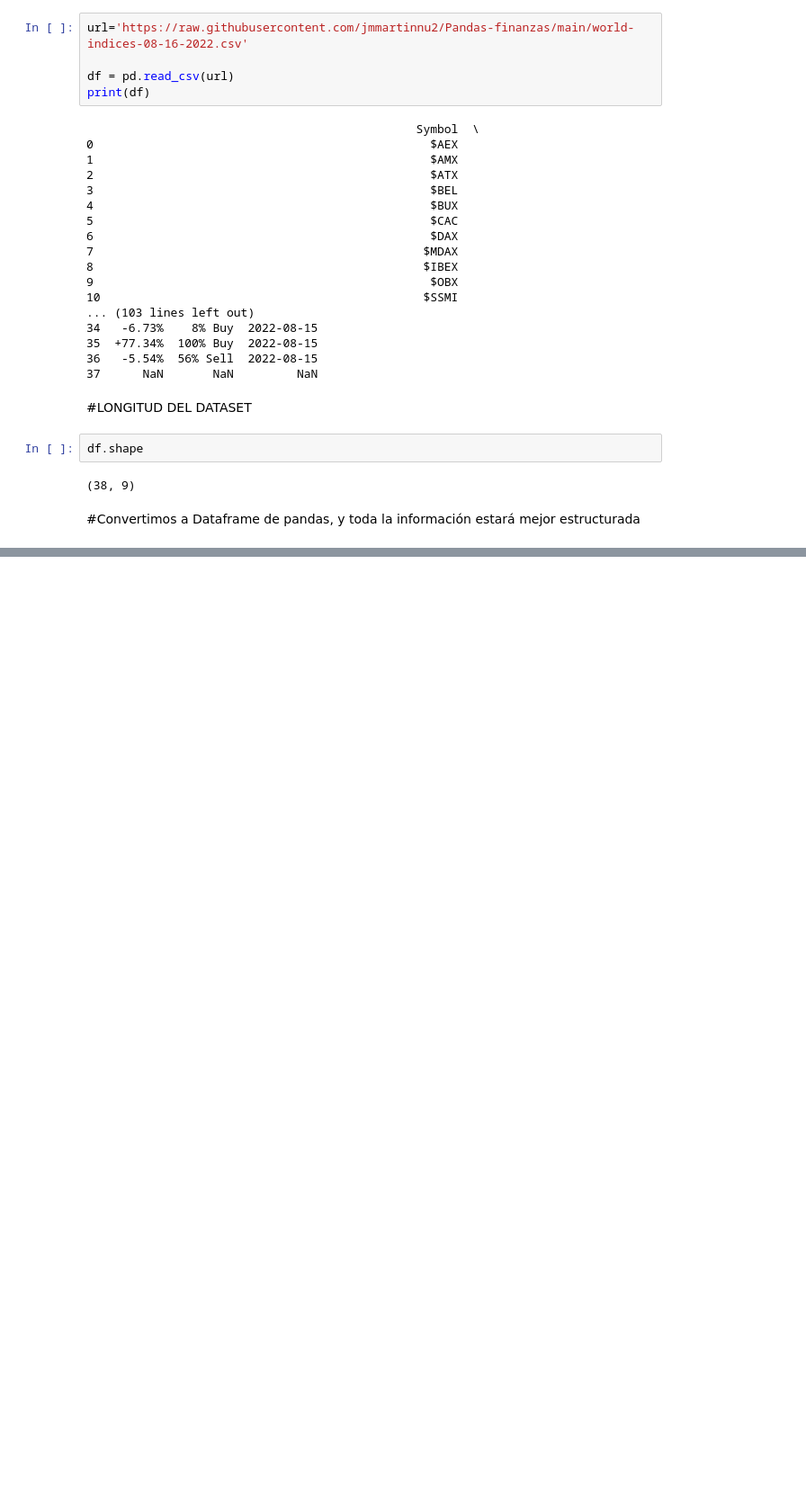
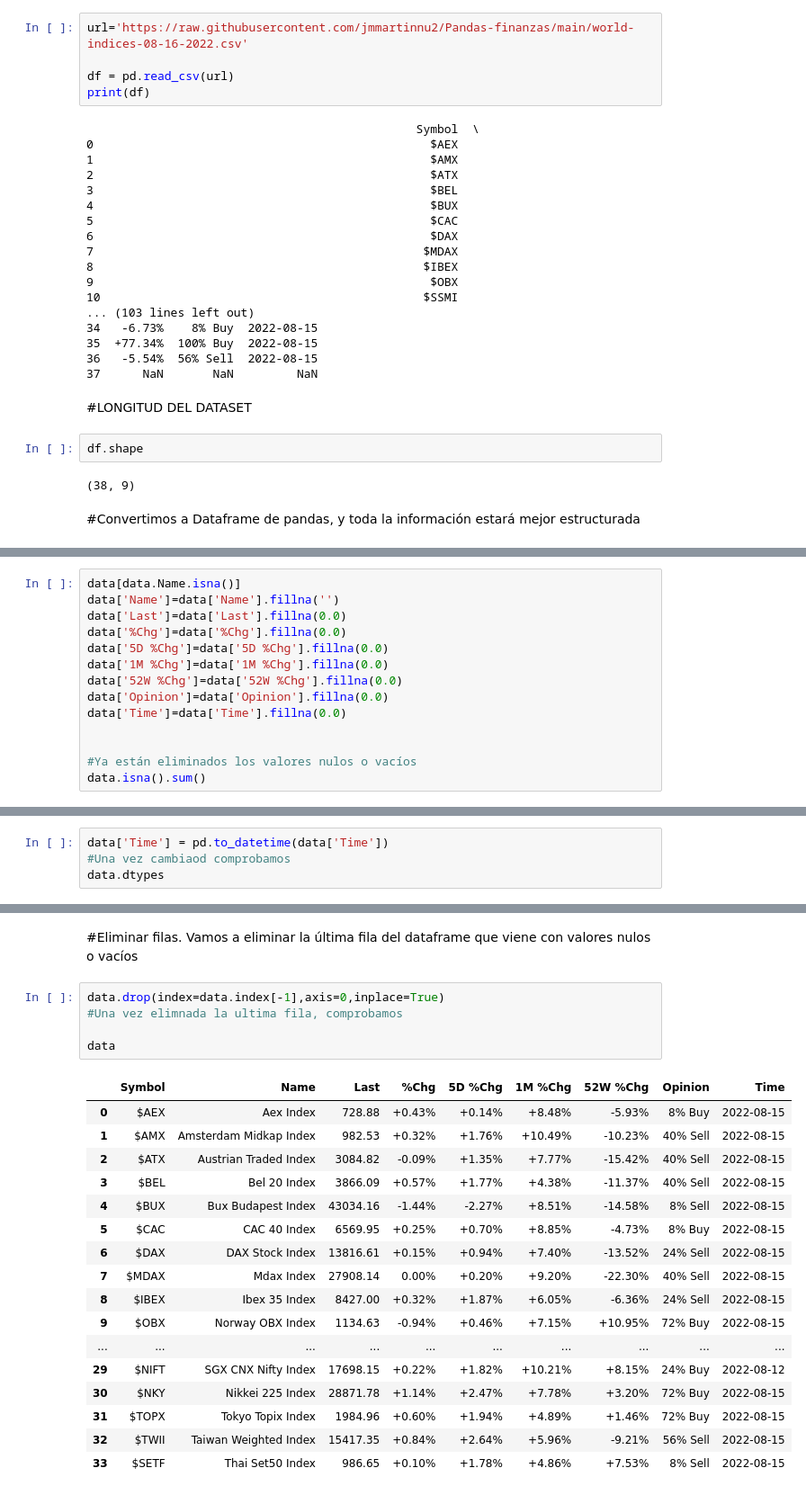
Before and after one commit to jmmartinnu2/OpenBBTerminal, a Jupyter notebook: data_finanzas.ipynb, the cells around one changed output, grey strips where cells are left out. Shown at 90% size. Drawn from its saved outputs; the diff is of its cells as text; blank space fills up the shorter version.

```diff
--- a/data_finanzas.ipynb
+++ b/data_finanzas.ipynb
@@ -59,0 +79,14 @@ data
+# %%
+data[data.Name.isna()]
+data['Name']=data['Name'].fillna('')
+data['Last']=data['Last'].fillna(0.0)
+data['%Chg']=data['%Chg'].fillna(0.0)
+data['5D %Chg']=data['5D %Chg'].fillna(0.0)
+data['1M %Chg']=data['1M %Chg'].fillna(0.0)
+data['52W %Chg']=data['52W %Chg'].fillna(0.0)
+data['Opinion']=data['Opinion'].fillna(0.0)
+data['Time']=data['Time'].fillna(0.0)
+
+
+#Ya están eliminados los valores nulos o vacíos
+data.isna().sum()
@@ -59,0 +121,4 @@ data
+# %%
+data['Time'] = pd.to_datetime(data['Time'])
+#Una vez cambiaod comprobamos
+data.dtypes
@@ -59,0 +200,25 @@ data
+# %% [markdown]
+#Eliminar filas. Vamos a eliminar la última fila del dataframe que viene con valores nulos o vacíos
+# %%
+data.drop(index=data.index[-1],axis=0,inplace=True)
+#Una vez elimnada la ultima fila, comprobamos
+
+data
+# %% [output]
+|  | Symbol | Name | Last | %Chg | 5D %Chg | 1M %Chg | 52W %Chg | Opinion | Time |
+| 0 | $AEX | Aex Index | 728.88 | +0.43% | +0.14% | +8.48% | -5.93% | 8% Buy | 2022-08-15 |
+| 1 | $AMX | Amsterdam Midkap Index | 982.53 | +0.32% | +1.76% | +10.49% | -10.23% | 40% Sell | 2022-08-15 |
+| 2 | $ATX | Austrian Traded Index | 3084.82 | -0.09% | +1.35% | +7.77% | -15.42% | 40% Sell | 2022-08-15 |
+| 3 | $BEL | Bel 20 Index | 3866.09 | +0.57% | +1.77% | +4.38% | -11.37% | 40% Sell | 2022-08-15 |
+| 4 | $BUX | Bux Budapest Index | 43034.16 | -1.44% | -2.27% | +8.51% | -14.58% | 8% Sell | 2022-08-15 |
+| 5 | $CAC | CAC 40 Index | 6569.95 | +0.25% | +0.70% | +8.85% | -4.73% | 8% Buy | 2022-08-15 |
+| 6 | $DAX | DAX Stock Index | 13816.61 | +0.15% | +0.94% | +7.40% | -13.52% | 24% Sell | 2022-08-15 |
+| 7 | $MDAX | Mdax Index | 27908.14 | 0.00% | +0.20% | +9.20% | -22.30% | 40% Sell | 2022-08-15 |
+| 8 | $IBEX | Ibex 35 Index | 8427.00 | +0.32% | +1.87% | +6.05% | -6.36% | 24% Sell | 2022-08-15 |
+| 9 | $OBX | Norway OBX Index | 1134.63 | -0.94% | +0.46% | +7.15% | +10.95% | 72% Buy | 2022-08-15 |
+| ... | ... | ... | ... | ... | ... | ... | ... | ... | ... |
+| 29 | $NIFT | SGX CNX Nifty Index | 17698.15 | +0.22% | +1.82% | +10.21% | +8.15% | 24% Buy | 2022-08-12 |
+| 30 | $NKY | Nikkei 225 Index | 28871.78 | +1.14% | +2.47% | +7.78% | +3.20% | 72% Buy | 2022-08-15 |
+| 31 | $TOPX | Tokyo Topix Index | 1984.96 | +0.60% | +1.94% | +4.89% | +1.46% | 72% Buy | 2022-08-15 |
+| 32 | $TWII | Taiwan Weighted Index | 15417.35 | +0.84% | +2.64% | +5.96% | -9.21% | 56% Sell | 2022-08-15 |
+| 33 | $SETF | Thai Set50 Index | 986.65 | +0.10% | +1.78% | +4.86% | +7.53% | 8% Sell | 2022-08-15 |
```
Also changed, not shown: parts of 19 cells of this notebook.
